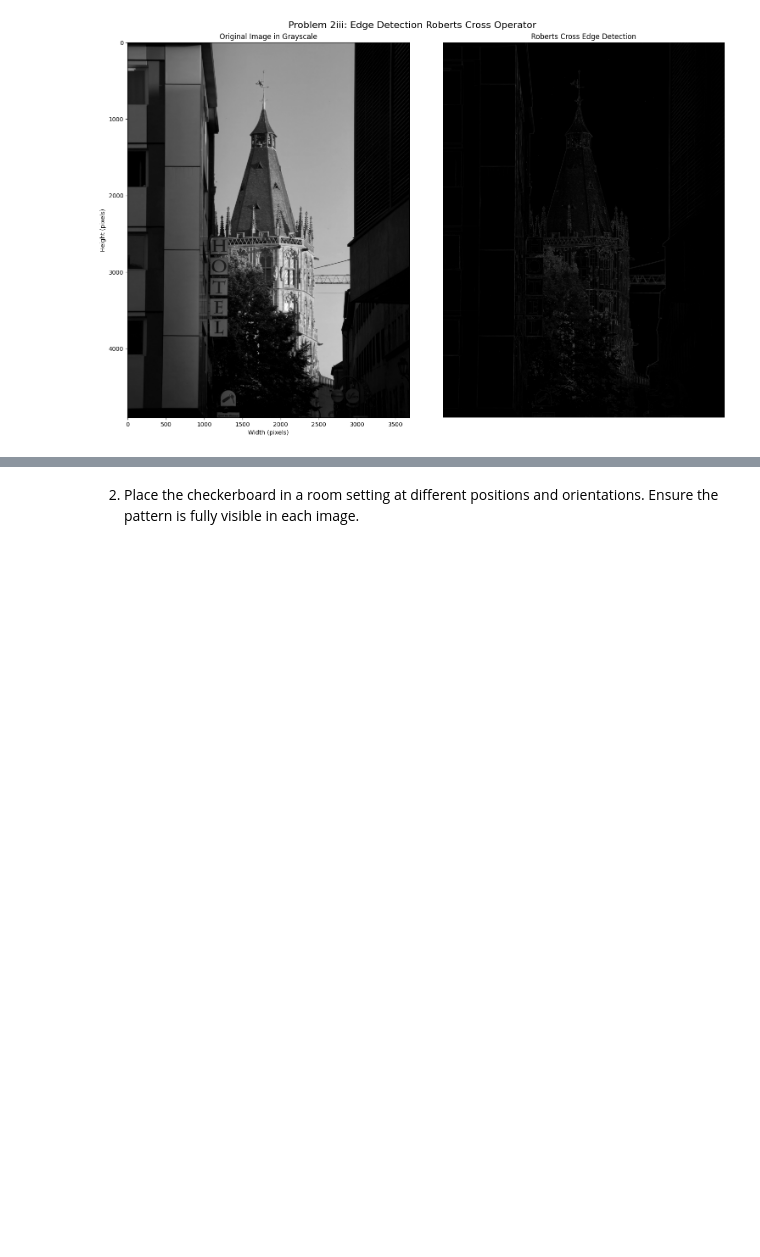
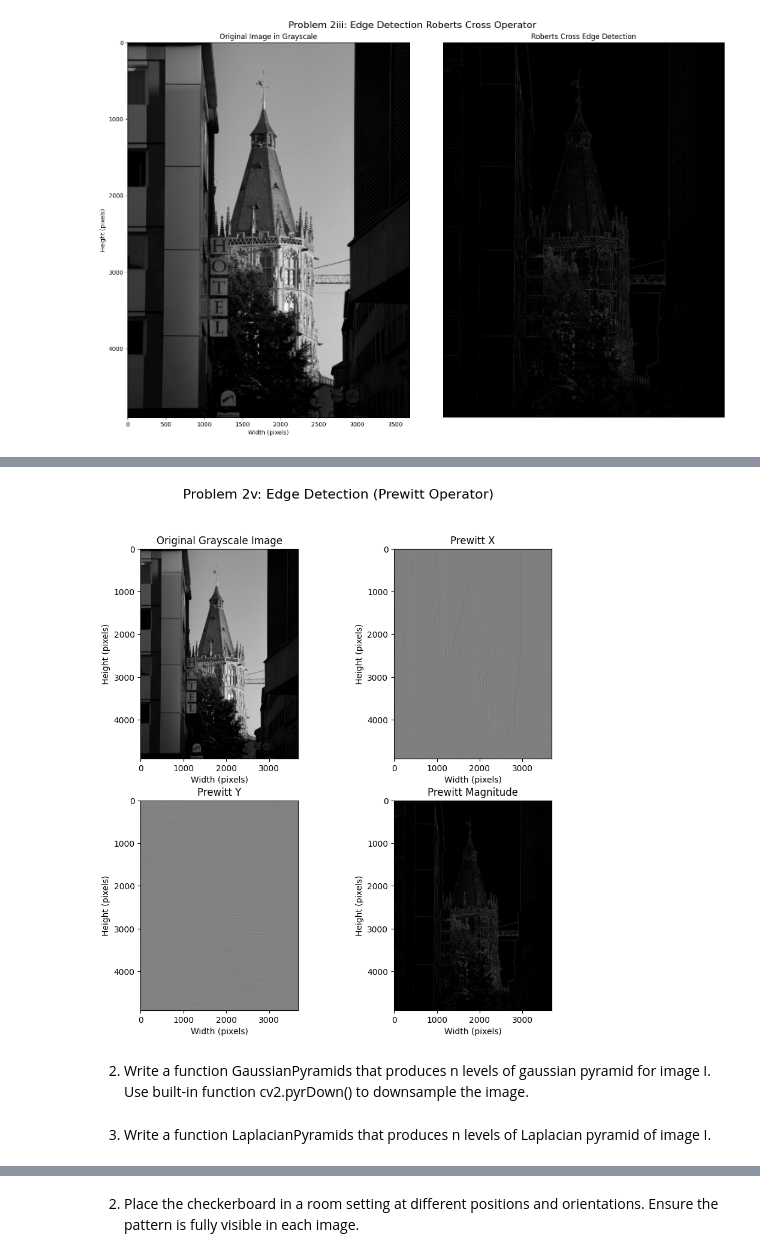
Before and after one commit to erinakin/ComputerVisionClass, a Jupyter notebook: ErinAkinjide_HW1.ipynb, the cells around one changed output, grey strips where cells are left out. Cells and saved outputs as stored; diff of their text form; code cells hidden in the pictures; blank space fills up the shorter version.

```diff
--- a/ErinAkinjide_HW1.ipynb
+++ b/ErinAkinjide_HW1.ipynb
@@ -267,0 +305,40 @@ Step 1: Setup
+# %%
+# Initialize Prewitt Operator kernels
+prewitt_x = np.array([[-1, 0, 1],
+                      [-1, 0, 1],
+                      [-1, 0, 1]])
+prewitt_y = np.array([[-1, -1, -1],
+                      [0, 0, 0],
+                      [1, 1, 1]])
+
+
+# Use same grayscale image from the previous section
+prewitt_grayimage = cv2.imread('pexels-jimmykphotos-32954778.jpg', cv2.IMREAD_GRAYSCALE).astype('float32')
+
+# Apply Prewitt X and Y kernels
+prewitt_ximg = cv2.filter2D(prewitt_grayimage, -1, prewitt_x)
+prewitt_yimg = cv2.filter2D(prewitt_grayimage, -1, prewitt_y)
+
+# Calculate the magnitude of the Prewitt operator which is the overall edge strength
+prew = cv2.magnitude(prewitt_ximg.astype(np.float32), prewitt_yimg.astype(np.float32))
+# %%
+# Show results
+prewitt_results_v = [("Original Grayscale Image", prewitt_grayimage),
+           ("Prewitt X", prewitt_ximg),
+           ("Prewitt Y", prewitt_yimg),
+           ("Prewitt Magnitude", prew)]
+
+fig, axes = plt.subplots(2, 2, figsize=(10, 10))
+for i, (title, img) in enumerate(prewitt_results_v):
+    axes[i // 2, i % 2].imshow(img, cmap='gray')
+    axes[i // 2, i % 2].set_title(title)
+    axes[i // 2, i % 2].set_xlabel("Width (pixels)")
+    axes[i // 2, i % 2].set_ylabel("Height (pixels)")
+
+plt.suptitle("Problem 2v: Edge Detection (Prewitt Operator)", fontsize=16)
+plt.show()
+# %% [output]
+[figure, added]
+# %% [markdown]
+2. Write a function GaussianPyramids that produces n levels of gaussian pyramid for image I.
+Use built-in function cv2.pyrDown() to downsample the image.
@@ -267,0 +355,3 @@ Step 1: Setup
+# %% [markdown]
+
+3. Write a function LaplacianPyramids that produces n levels of Laplacian pyramid of image I.
```
Also changed, not shown: parts of 13 cells of this notebook, 27 other files.
